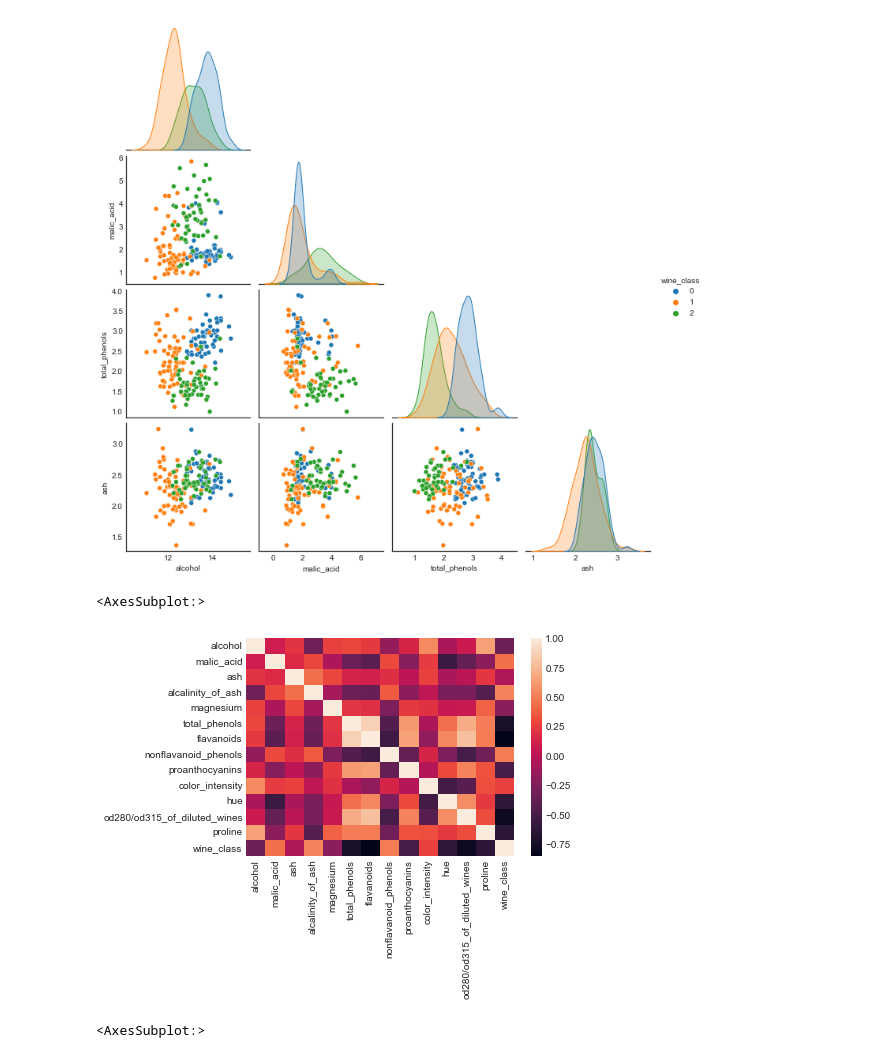
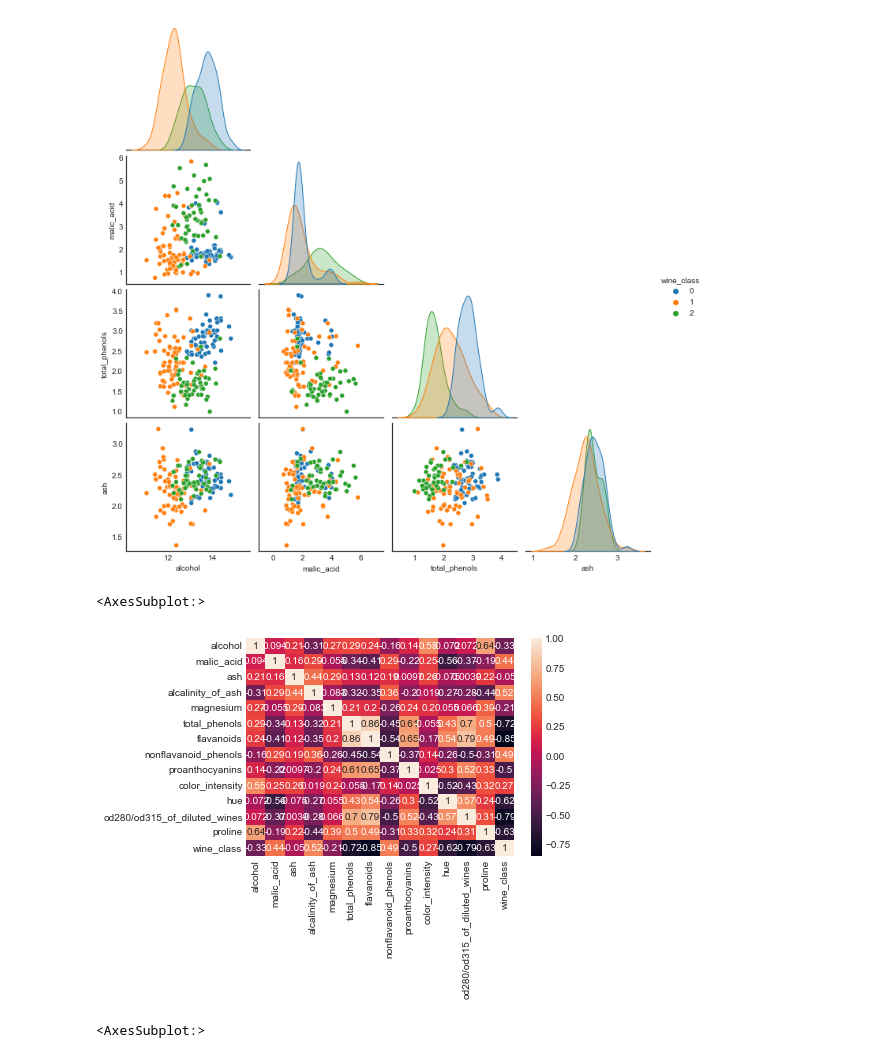
Before and after one commit to yuna-liu/Maskininlarning-Yuna-Liu, a Jupyter notebook: Lectures/L6-KNN.ipynb, the cells around one changed output. Saved outputs shown, nothing was run; the diff lists cells and outputs as text; code cells hidden in the pictures.

```diff
--- a/Lectures/L6-KNN.ipynb
+++ b/Lectures/L6-KNN.ipynb
@@ -111,10 +111,10 @@ sns.pairplot(data=df[["alcohol", "malic_acid","total_phenols", "ash" ,"wine_clas
 <seaborn.axisgrid.PairGrid at 0x...>
 [figure]
 # %%
-sns.heatmap(df.corr(), annot=False)
+sns.heatmap(df.corr(), annot=True)
 # %% [output]
 <AxesSubplot:>
-[figure, old version]
+[figure, new version]
 # %%
 sns.heatmap(df.corr(), annot=False, vmin=-1, vmax=1)
 # scaling
```
Also changed, not shown: parts of 2 cells of this notebook.
